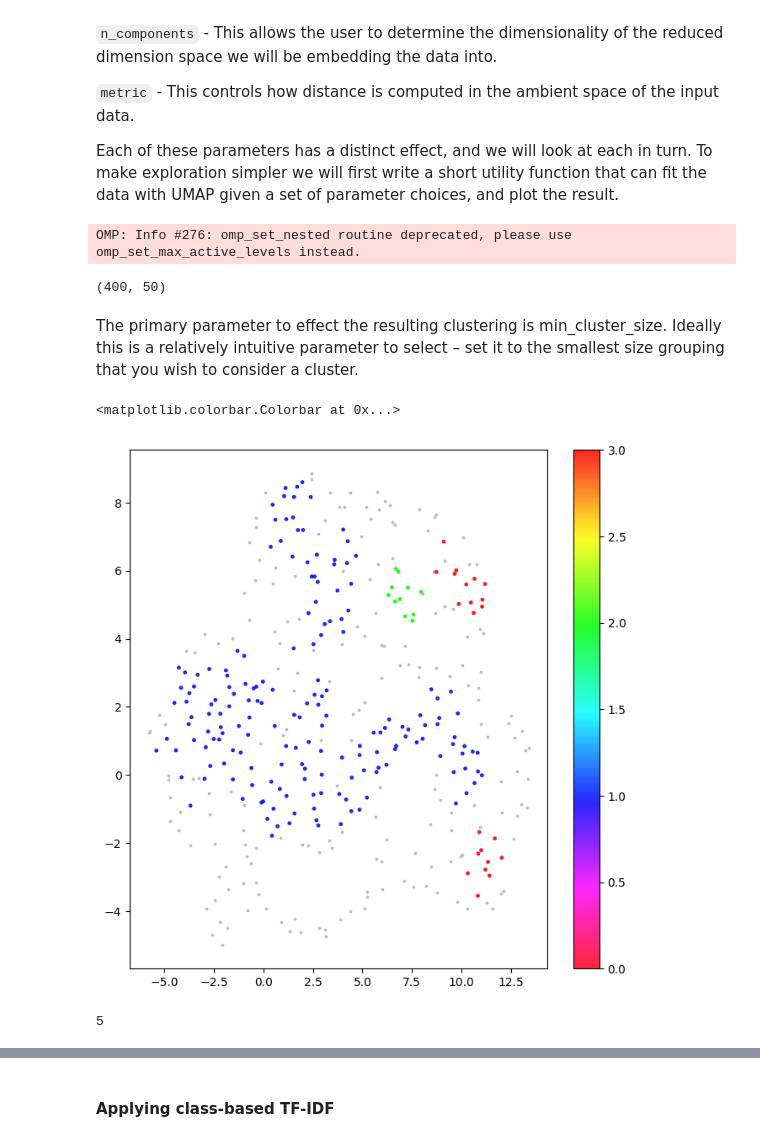
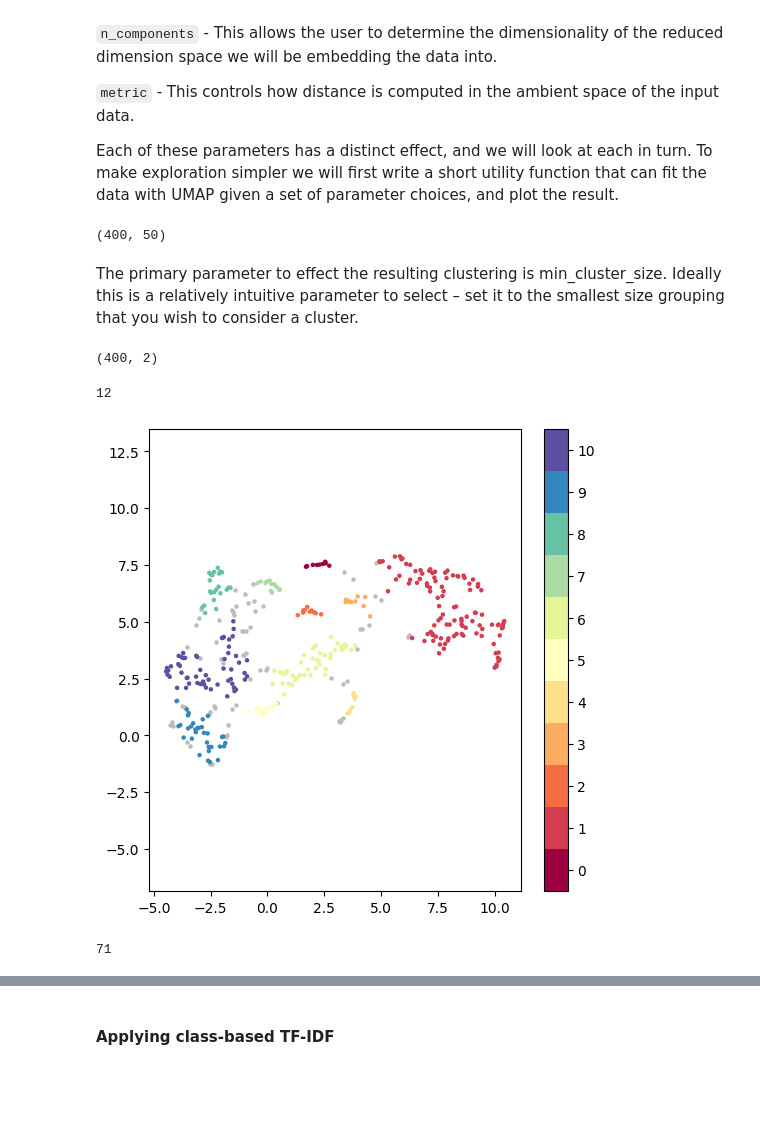
Before and after one commit to booktrackerGirl/Data-wrangling-and-analysis, a Jupyter notebook: Google Scholar Search/arXiv_analysis.ipynb, the cells around one changed output, grey strips where cells are left out. Saved outputs shown, nothing was run; the diff lists cells and outputs as text; code cells hidden in the pictures; blank space fills up the shorter version.

```diff
--- a/Google Scholar Search/arXiv_analysis.ipynb
+++ b/Google Scholar Search/arXiv_analysis.ipynb
@@ -530,10 +530,9 @@ UMAP has several hyperparameters that can have a significant impact on the resul
 
 Each of these parameters has a distinct effect, and we will look at each in turn. To make exploration simpler we will first write a short utility function that can fit the data with UMAP given a set of parameter choices, and plot the result.
 # %%
-umap_data1 = umap.UMAP(n_neighbors=200, n_components=50, min_dist=0.5, metric='correlation').fit_transform(embeddings)
-umap_data1.shape
+umap_data_1 = umap.UMAP(n_neighbors=200, n_components=50, min_dist=0.5, metric='cosine').fit_transform(embeddings)
+umap_data_1.shape
 # %% [output]
-OMP: Info #276: omp_set_nested routine deprecated, please use omp_set_max_active_levels instead.
+(400, 50)
-(400, 50)
 # %% [markdown]
 The primary parameter to effect the resulting clustering is min_cluster_size. Ideally this is a relatively intuitive parameter to select – set it to the smallest size grouping that you wish to consider a cluster.
@@ -544,26 +539,34 @@ cluster1 = hdbscan.HDBSCAN(min_cluster_size=20,
+# %%
+umap_data_2 = umap.UMAP(n_neighbors=5, n_components=2, min_dist=0.2, metric='cosine').fit_transform(umap_data_1)
+umap_data_2.shape
+# %% [output]
+(400, 2)
+# %%
+# Prepare data
+
+cluster = hdbscan.HDBSCAN(min_cluster_size=8,
+                          metric='euclidean',
+                          cluster_selection_method='eom').fit(umap_data_2)
+
+result = pd.DataFrame(umap_data_2, columns=['x', 'y'])
+result['labels'] = cluster.labels_
+
+len(result.labels.unique())
+# %% [output]
+12
 # %%
-# Prepare data
-umap_data_plot = umap.UMAP(n_neighbors=5, n_components=2, min_dist=0.9, metric='correlation').fit_transform(umap_data1)
-
-cluster = hdbscan.HDBSCAN(min_cluster_size=8,
-                          metric='euclidean',
-                          cluster_selection_method='eom').fit(umap_data_plot)
-
-result = pd.DataFrame(umap_data_plot, columns=['x', 'y'])
-result['labels'] = cluster.labels_
-
 # Visualize clusters
-fig, ax = plt.subplots(figsize=(8, 8))
+fig, ax = plt.subplots(figsize=(6, 6))
 outliers = result.loc[result.labels == -1, :]
 clustered = result.loc[result.labels != -1, :]
-plt.scatter(outliers.x, outliers.y, color='#BDBDBD', s=3)
-plt.scatter(clustered.x, clustered.y, c=clustered.labels, s=6, cmap='hsv_r', alpha=0.85)
-plt.colorbar()
+plt.scatter(outliers.x, outliers.y, color='#BDBDBD', s=5)
+plt.scatter(clustered.x, clustered.y, c=clustered.labels, cmap='Spectral', s=5)
+plt.gca().set_aspect('equal', 'datalim')
+plt.colorbar(boundaries=np.arange(12)-0.5).set_ticks(np.arange(11))
 # %% [output]
-<matplotlib.colorbar.Colorbar at 0x...>
-[figure, old version]
+[figure, new version]
 # %%
-len(result.labels.unique())
+len(result[result.labels==-1])
 # %% [output]
-5
+71
 # %%
```
Also changed, not shown: parts of 28 cells of this notebook.
